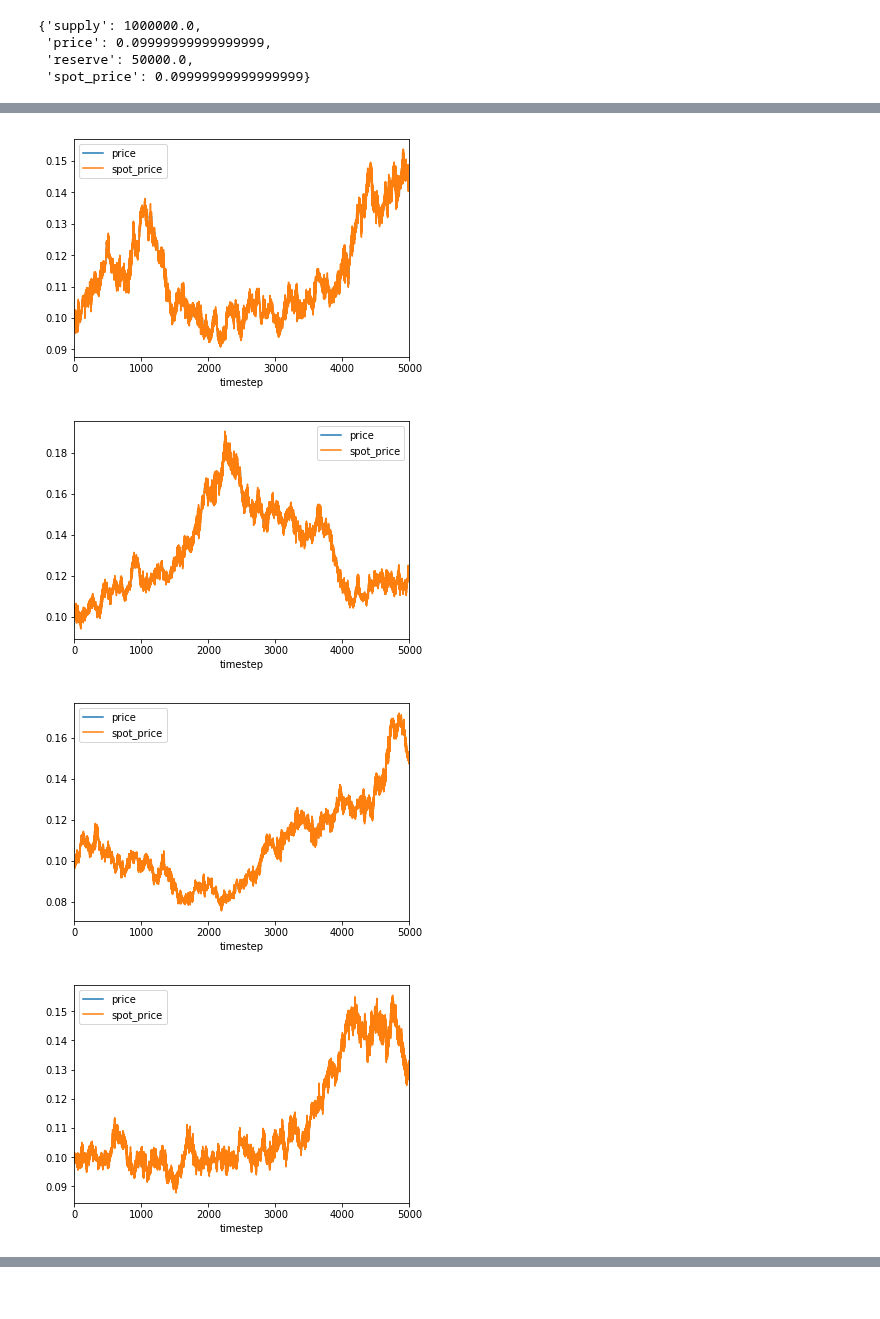
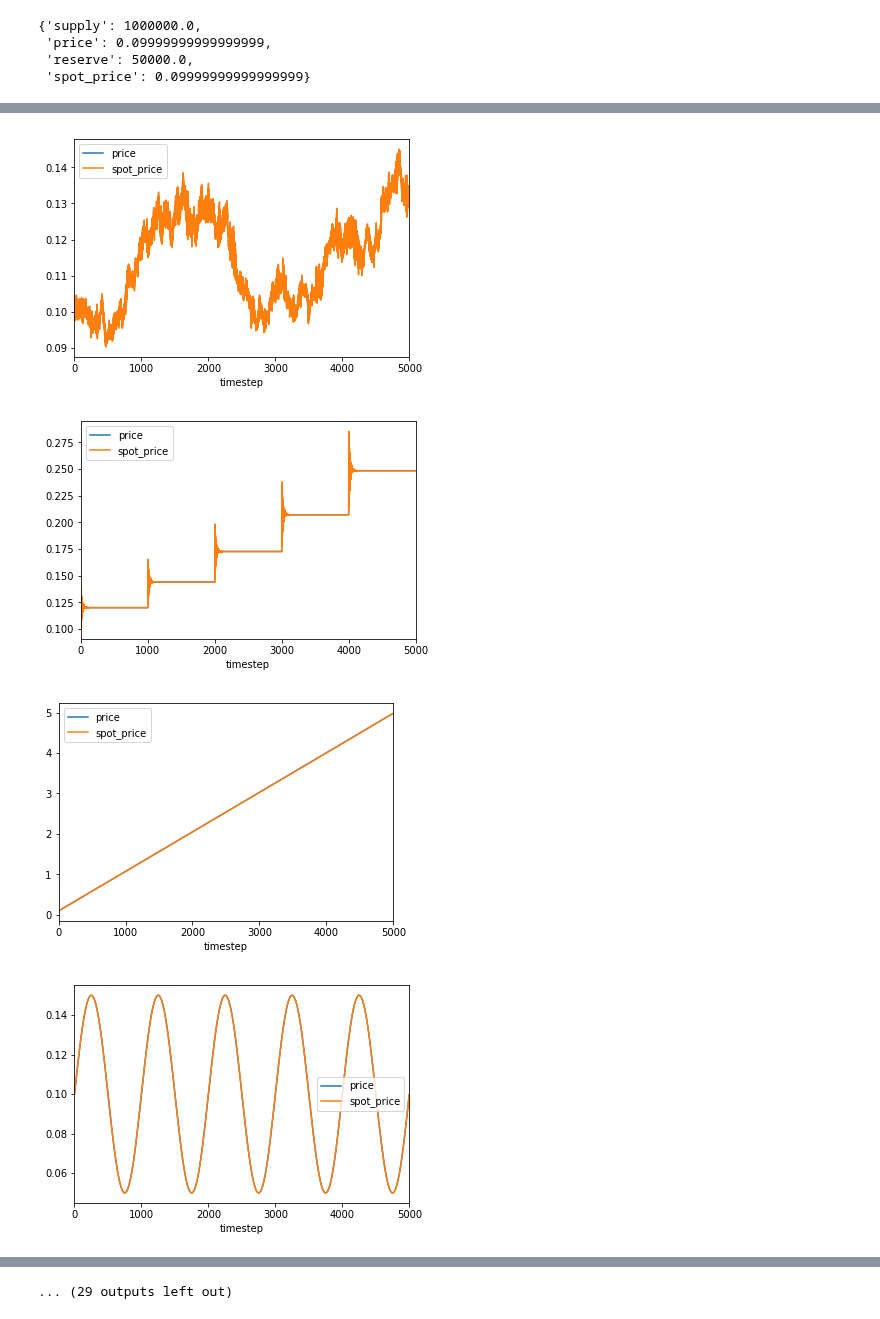
Before and after one commit to BlockScience/conviction, a Jupyter notebook: abc_sim-simpler.ipynb, the cells around one changed output, grey strips where cells are left out. Drawn from its saved outputs; the diff is of its cells as text; code cells hidden in the pictures.

Commit message:
experiments!

```diff
--- a/abc_sim-simpler.ipynb
+++ b/abc_sim-simpler.ipynb
@@ -256,3 +262,3 @@ Configurations: [<cadCAD.configuration.Configuration object at 0x...>]
 # %%
 experiment_index = 0
-df = results[experiment_index]['result']
+results[experiment_index]['result'].head()
@@ -271,5 +283,17 @@ def assign_run(df, T = time_periods_per_run):
     temp_df["run"] = temp_df['index'].apply(lambda x: int(np.floor(x/(T+1))))
 
     return temp_df.drop("index", axis =1)
+# %%
+def append_parameters(result, experiment_index):
+    sim_params = result['simulation_parameters']
+    params = sim_params['M']
+    frame = result['result']
+    frame["experiment_index"] = experiment_index
+    for key in params.keys():
+        frame[key] = params[key]
+
+    return frame
 # %%
-dataframes =  [ assign_run(results[experiment_index]['result']) for experiment_index in range(i)]
+def package_results(results):
+    dataframes =  [ assign_run(append_parameters(results[experiment_index],experiment_index)) for experiment_index in range(i)]
+    return pd.concat(dataframes)
@@ -287,3 +300,5 @@ df.head()
+# %%
+df = package_results(results)
 # %%
-df[['timestep','run','price', 'spot_price']].groupby('run').plot(x='timestep', y=['price', 'spot_price'])
+df[['timestep','experiment_index','run','price', 'spot_price']].groupby(['run','experiment_index']).plot(x='timestep', y=['price', 'spot_price'])
 # %% [output]
@@ -301,5 +321,5 @@ run
 dtype: object
-[figure, old version]
+[figure, new version]
-[figure, old version]
+[figure, new version]
-[figure, old version]
+[figure, new version]
-[figure, old version]
+[figure, new version]
@@ -312,3 +333,4 @@ dtype: object
+... (29 outputs left out)
 # %%
 df['err'] = df.price-df.spot_price
 df['abs_err']= df.err.apply(abs)
```
Also changed, not shown: parts of 18 cells of this notebook.
